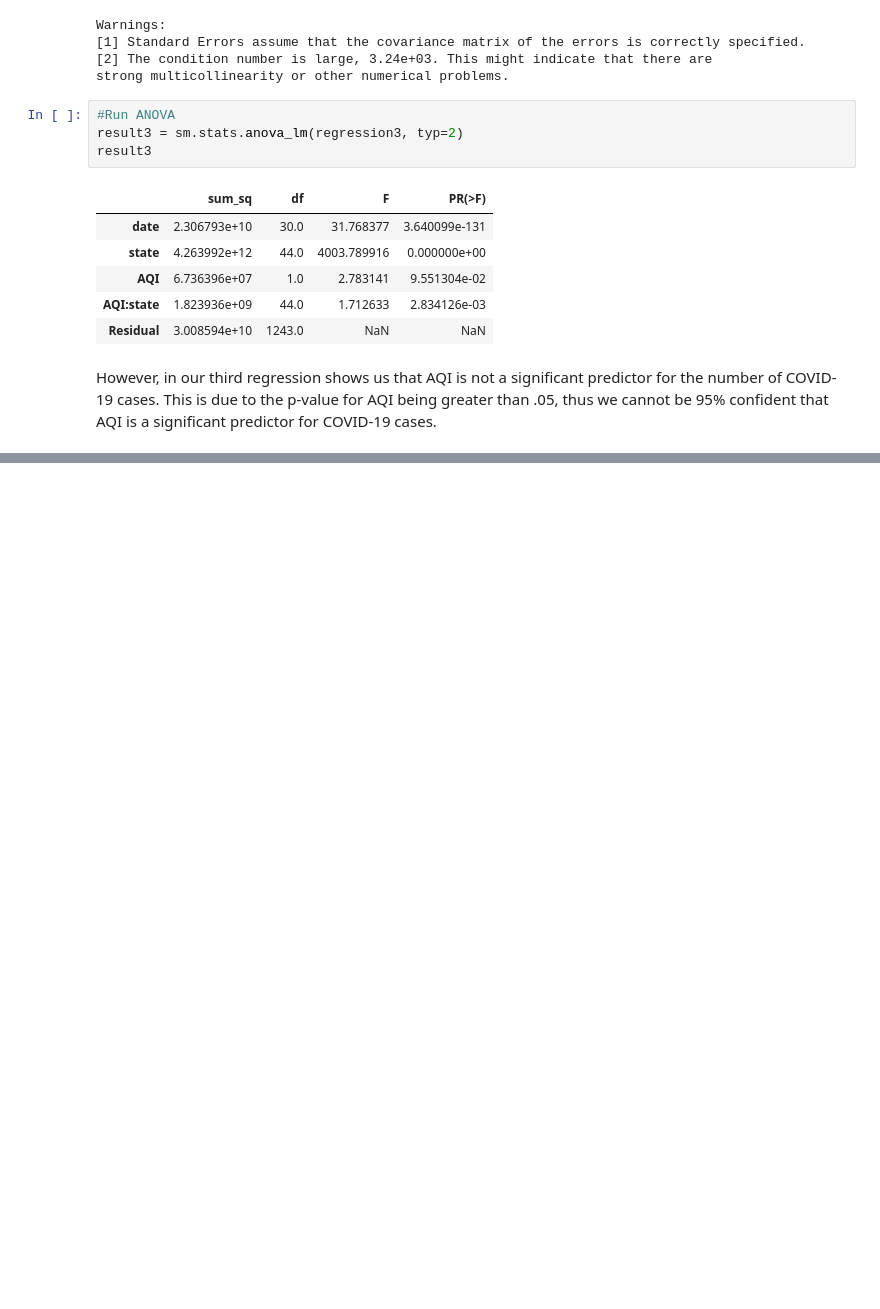
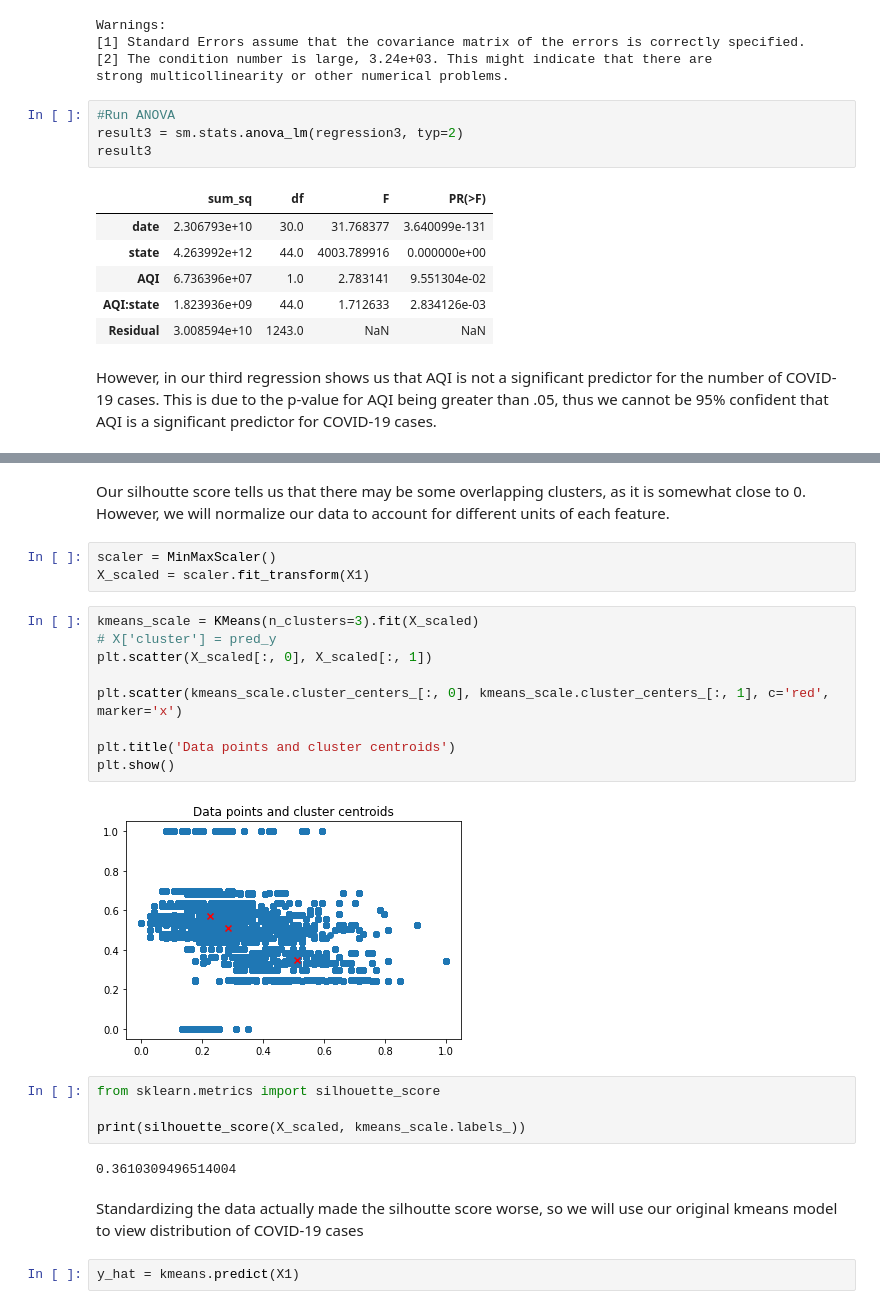
Before and after one commit to kevinhnmb/kevinhnmb.github.io, a Jupyter notebook: Final_Project.ipynb, the cells around one changed output, grey strips where cells are left out. Saved outputs shown, nothing was run; the diff lists cells and outputs as text; blank space fills up the shorter version.

```diff
--- a/Final_Project.ipynb
+++ b/Final_Project.ipynb
@@ -955,0 +1054,26 @@ However, in our third regression shows us that AQI is not a significant predicto
+# %% [markdown]
+Our silhoutte score tells us that there may be some overlapping clusters, as it is somewhat close to 0. However, we will normalize our data to account for different units of each feature.
+# %%
+scaler = MinMaxScaler()
+X_scaled = scaler.fit_transform(X1)
+# %%
+kmeans_scale = KMeans(n_clusters=3).fit(X_scaled)
+# X['cluster'] = pred_y
+plt.scatter(X_scaled[:, 0], X_scaled[:, 1])
+
+plt.scatter(kmeans_scale.cluster_centers_[:, 0], kmeans_scale.cluster_centers_[:, 1], c='red', marker='x')
+
+plt.title('Data points and cluster centroids')
+plt.show()
+# %% [output]
+[figure, added]
+# %%
+from sklearn.metrics import silhouette_score
+
+print(silhouette_score(X_scaled, kmeans_scale.labels_))
+# %% [output]
+0.3610309496514004
+# %% [markdown]
+Standardizing the data actually made the silhoutte score worse, so we will use our original kmeans model to view distribution of COVID-19 cases
+# %%
+y_hat = kmeans.predict(X1)
```
Also changed, not shown: parts of 46 cells of this notebook, 1 other file.
